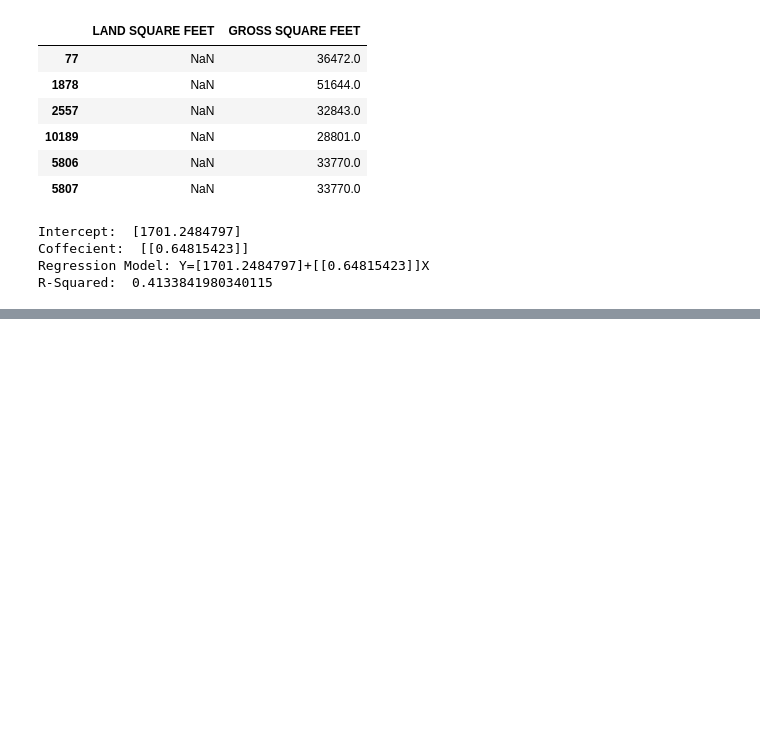
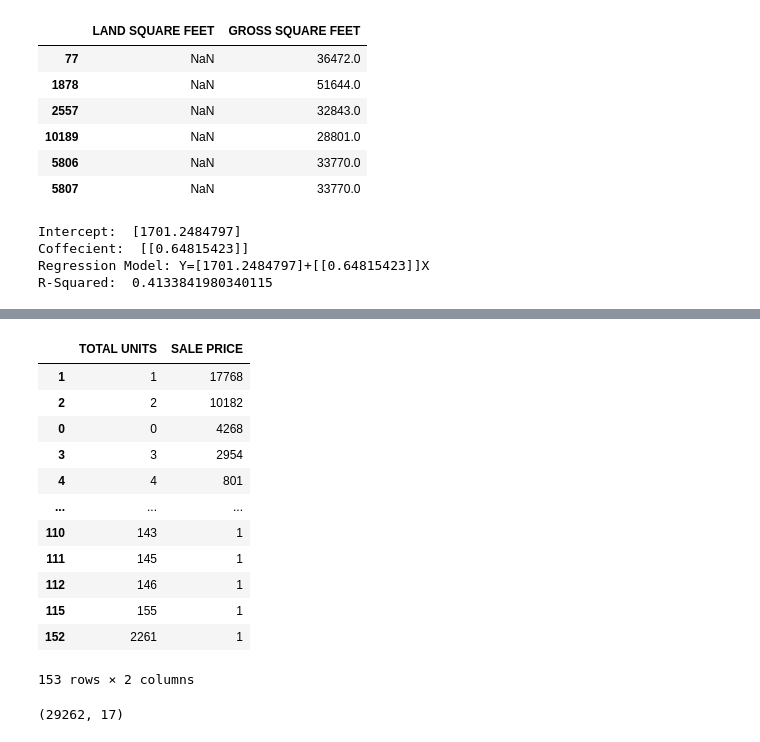
Before and after one commit to Managedcode-ux/Maj-Proj, a Jupyter notebook: code/preprocessing.ipynb, the cells around one changed output, grey strips where cells are left out. Saved outputs shown, nothing was run; the diff lists cells and outputs as text; code cells hidden in the pictures; blank space fills up the shorter version.

Commit message:
data cleaning complete

```diff
--- a/code/preprocessing.ipynb
+++ b/code/preprocessing.ipynb
@@ -160,0 +201,28 @@ R-Squared:  0.4133841980340115
+# %%
+del df["BUILDING CLASS AT PRESENT"] # It contains the same information with BUILDING CLASS CATEGORY
+del df["ADDRESS"] # The variable 1 not required for the model
+del df["ZIP CODE"] # The variable 2 not required for the model
+del df["SALE DATE"] # We don't need it as we have created the year and month variables.
+df.drop(["EASE-MENT","APARTMENT NUMBER"], axis=1, inplace=True) # Completely empty columns.
+
+df = df.dropna()
+df.drop_duplicates(keep = "last", inplace=True)
+# %%
+# Removing data where commercial + residential doesn't equal total units
+df = df[df['TOTAL UNITS'] == df['COMMERCIAL UNITS'] + df['RESIDENTIAL UNITS']]
+# %%
+df[["TOTAL UNITS", "SALE PRICE"]].groupby(['TOTAL UNITS'], as_index=False).count().sort_values(by='SALE PRICE', ascending=False)
+# %% [output]
+|  | TOTAL UNITS | SALE PRICE |
+| 1 | 1 | 17768 |
+| 2 | 2 | 10182 |
+| 0 | 0 | 4268 |
+| 3 | 3 | 2954 |
+| 4 | 4 | 801 |
+| ... | ... | ... |
+| 110 | 143 | 1 |
+| 111 | 145 | 1 |
+| 112 | 146 | 1 |
+| 115 | 155 | 1 |
+| 152 | 2261 | 1 |
+153 rows × 2 columns
@@ -160,0 +239,4 @@ R-Squared:  0.4133841980340115
+# %%
+df.shape
+# %% [output]
+(29262, 17)
```
Also changed, not shown: parts of 9 cells of this notebook.
